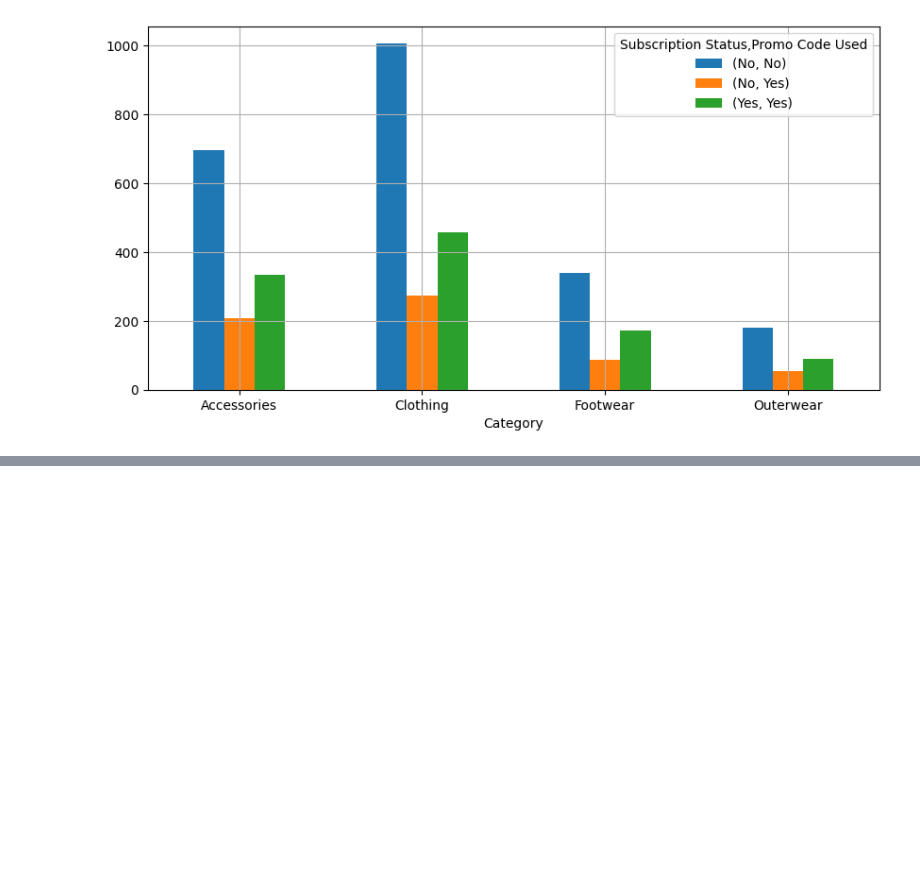
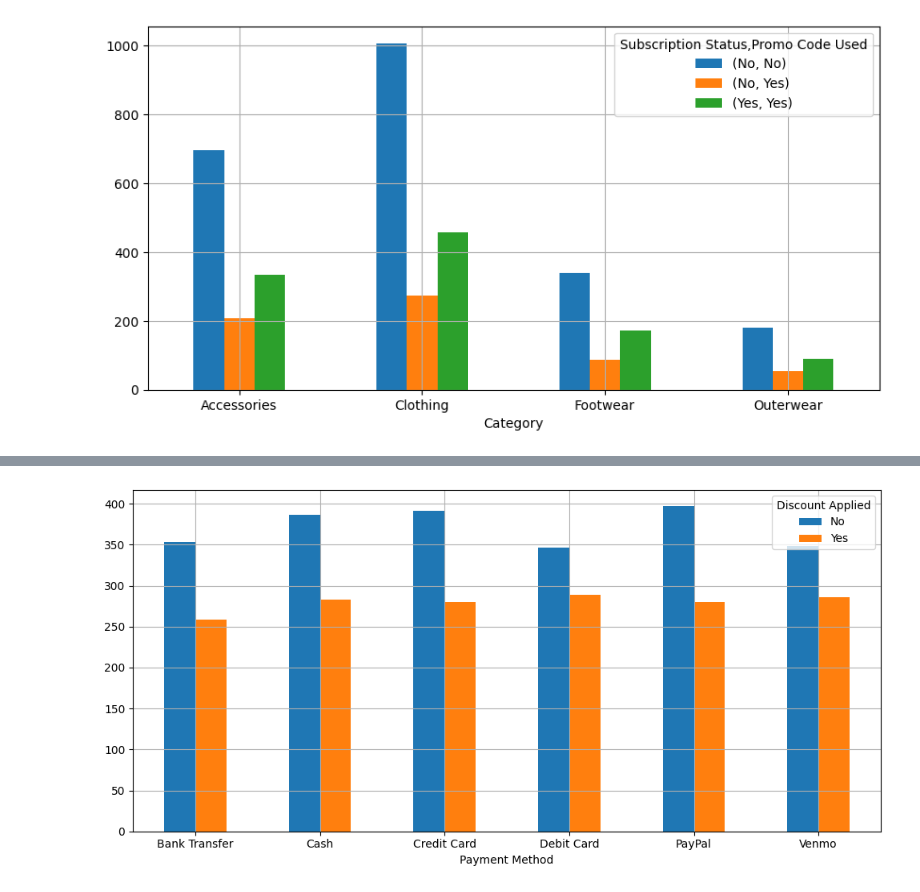
Before and after one commit to Udhay2898/Project, a Jupyter notebook: Agg_code.ipynb, the cells around one changed output, grey strips where cells are left out. Saved outputs shown, nothing was run; the diff lists cells and outputs as text; code cells hidden in the pictures; blank space fills up the shorter version.

```diff
--- a/Agg_code.ipynb
+++ b/Agg_code.ipynb
@@ -239,0 +242,4 @@ plt.show()
+# %%
+g_Gender = df.groupby(['Payment Method','Discount Applied','Promo Code Used']).agg({'Gender':'count'}).reset_index()
+
+g_Gender
@@ -239,0 +260,6 @@ plt.show()
+# %%
+tick = range(len(g_Gender_pivot))
+
+g_Gender_pivot = g_Gender.pivot(index = 'Payment Method',columns = ['Discount Applied'],values = 'Gender')
+
+g_Category_pivot
@@ -239,0 +274,10 @@ plt.show()
+# %%
+g_Gender_pivot.plot.bar(figsize = (10,5),grid = True, legend = True)
+
+plt.xticks(ticks = tick, labels = g_Gender_pivot.index, rotation = 0)
+
+plt.tight_layout()
+
+plt.show()
+# %% [output]
+[figure, added]
```
Also changed, not shown: parts of 5 cells of this notebook.
